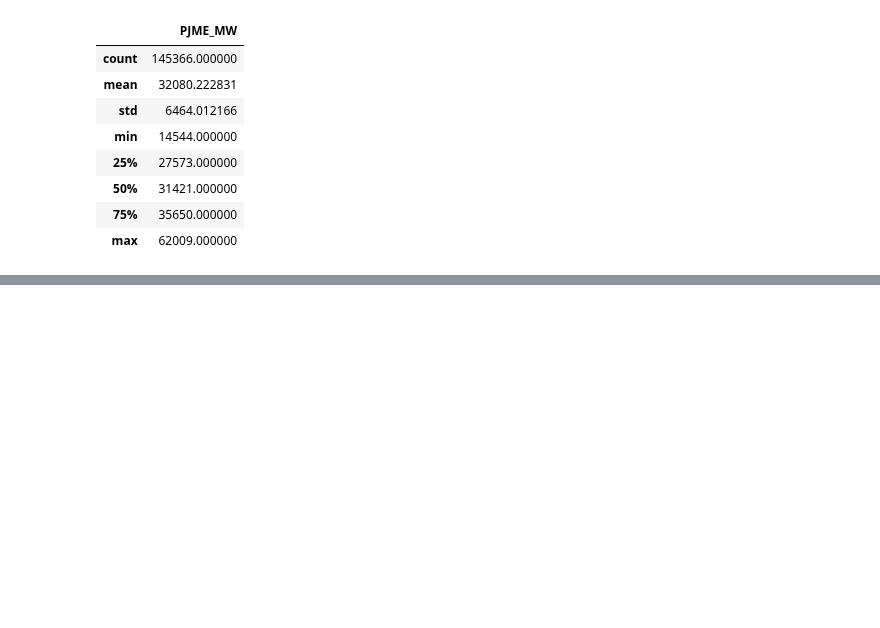
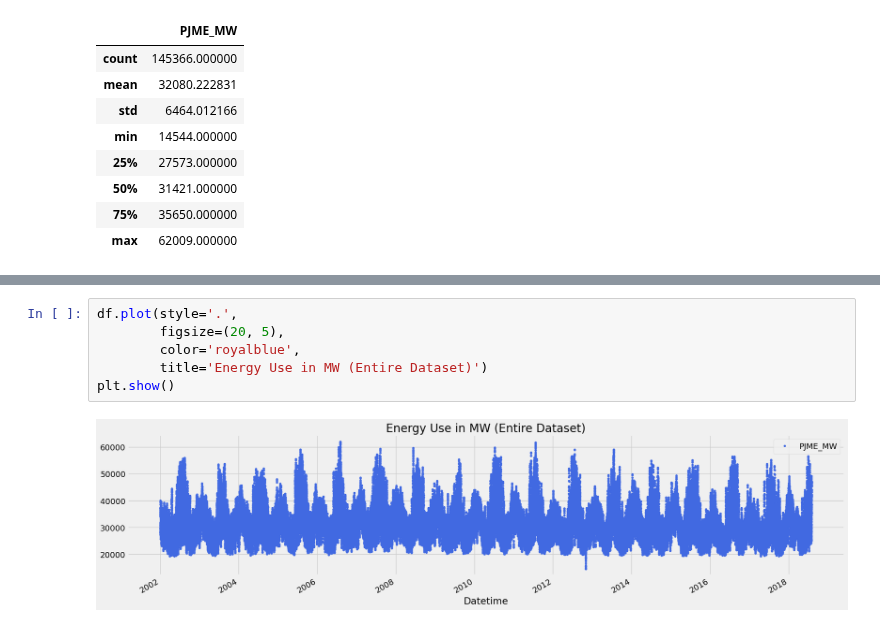
Before and after one commit to anasselbasra/Time-Series-XGBoost-from-Scratch, a Jupyter notebook: Time_Series_XGBoost_from_Scratch.ipynb, the cells around one changed output, grey strips where cells are left out. Drawn from its saved outputs; the diff is of its cells as text; blank space fills up the shorter version.

```diff
--- a/Time_Series_XGBoost_from_Scratch.ipynb
+++ b/Time_Series_XGBoost_from_Scratch.ipynb
@@ -135,0 +146,8 @@ df.describe()
+# %%
+df.plot(style='.',
+        figsize=(20, 5),
+        color='royalblue',
+        title='Energy Use in MW (Entire Dataset)')
+plt.show()
+# %% [output]
+[figure, added]
```
Also changed, not shown: parts of 14 cells of this notebook.
